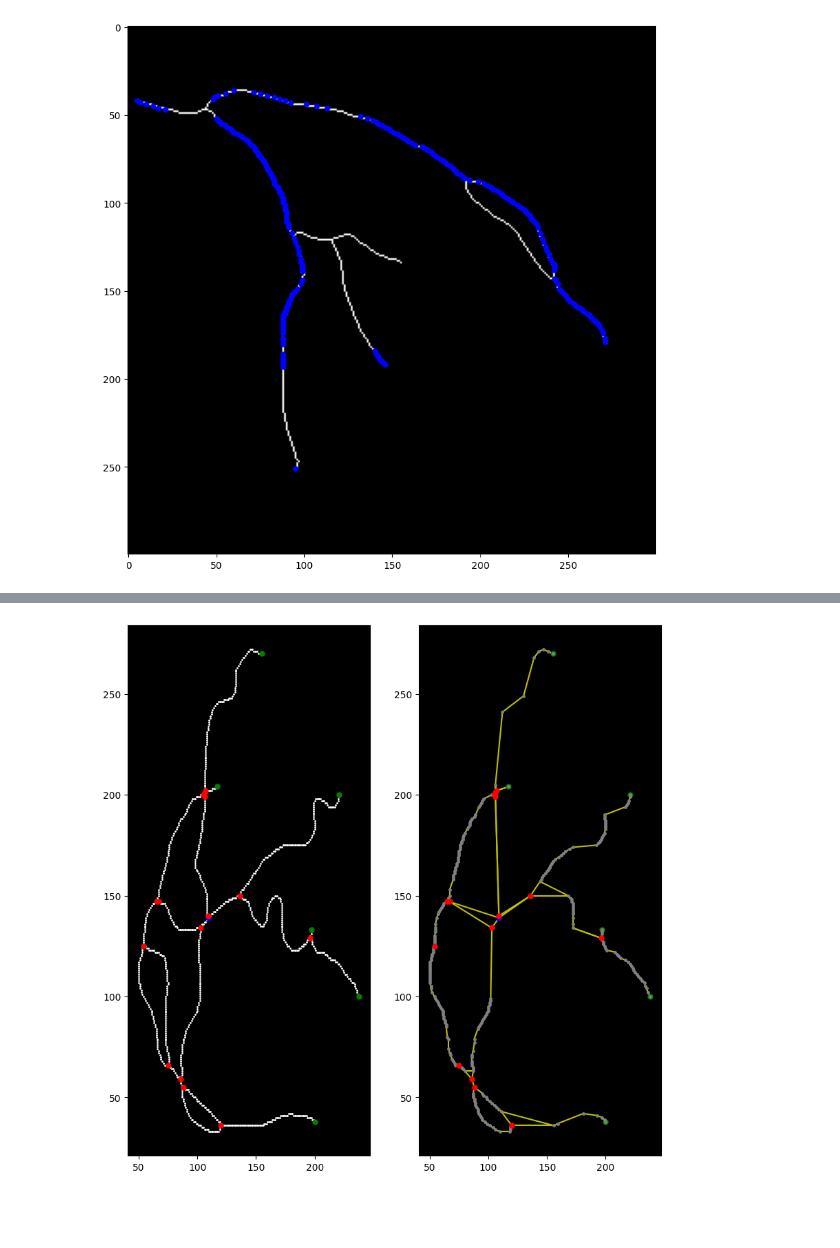
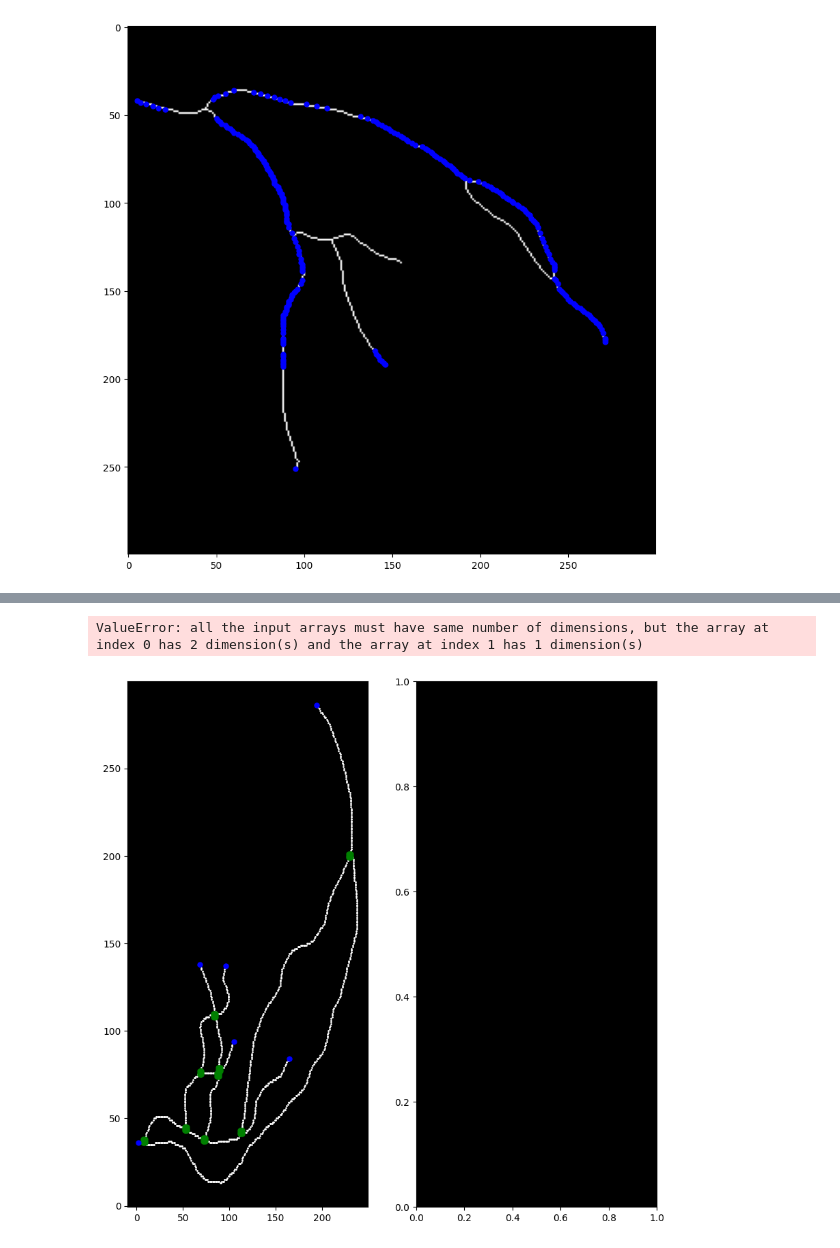
Before and after one commit to MGonza20/Proyecto01_VC_UVG, a Jupyter notebook: Problema02.ipynb, the cells around one changed output, grey strips where cells are left out. Drawn from its saved outputs; the diff is of its cells as text; code cells hidden in the pictures; blank space fills up the shorter version.

```diff
--- a/Problema02.ipynb
+++ b/Problema02.ipynb
@@ -348,59 +364,5 @@ NodeNotFound: Either source (38, 200) or target (35, 120) is not in G
-# %%
-
-# Plot original image and the resulting side by side
-
-plt.figure(figsize=(10,10))
-# ==== PLOT ORIGINAL IMAGE ====
-plt.subplot(1, 2, 1)
-skeleton_coords = np.argwhere(skeleton == 1)
-# Plot skeleton_coords
-plt.plot(skeleton_coords[:, 1], skeleton_coords[:, 0], 'wo', markersize=1)
-# Plot extreme nodes
-plt.plot([node[1] for node in extreme_nodes_list],
-				 [node[0] for node in extreme_nodes_list],
-				 'go',
-					markersize=5)
-plt.axis('on')
-# Plot bifu and trifurcation
-plt.plot([node[1] for node in trifurcation_nodes_list],
-				 [node[0] for node in trifurcation_nodes_list],
-				 'bo',
-					markersize=5)
-plt.plot([node[1] for node in bifurcation_nodes_list],
-				 [node[0] for node in bifurcation_nodes_list],
-				 'ro',
-				 markersize=5)
-# Black backgruond
-plt.gca().set_facecolor('black')
-# ==== PLOT ORIGINAL IMAGE ====
-# ==== PLOT NEW IMAGE ====
-plt.subplot(1, 2, 2)
-plt.gca().set_facecolor('black')
-# Plot edges
-for edge in edges:
-		x_values, y_values = zip(*edge)
-		plt.plot(y_values, x_values, 'y-')  # 'b-' for blue lines
-# Plot extreme nodes
-plt.plot([node[1] for node in extreme_nodes_list],
-				 [node[0] for node in extreme_nodes_list],
-				 'go',
-					markersize=5)
-plt.axis('on')
-# Plot ap in gray
-plt.plot([node[1] for node in ap],
-				 [node[0] for node in ap],
-				 'o',
-				 color='gray',
-				 markersize=2.5)
-# Plot bifu and trifurcation
-plt.plot([node[1] for node in trifurcation_nodes_list],
-				 [node[0] for node in trifurcation_nodes_list],
-				 'bo',
-					markersize=5)
-plt.plot([node[1] for node in bifurcation_nodes_list],
-				 [node[0] for node in bifurcation_nodes_list],
-				 'ro',
-				 markersize=5)
-plt.show()
-# %% [output]
-[figure, removed]
+# %%
+plot_original_Vs_result(*get_image_features('images/2_gt.pgm'))
+# %% [output]
+ValueError: all the input arrays must have same number of dimensions, but the array at index 0 has 2 dimension(s) and the array at index 1 has 1 dimension(s)
+[figure, added]
```
Also changed, not shown: parts of 7 cells of this notebook.
